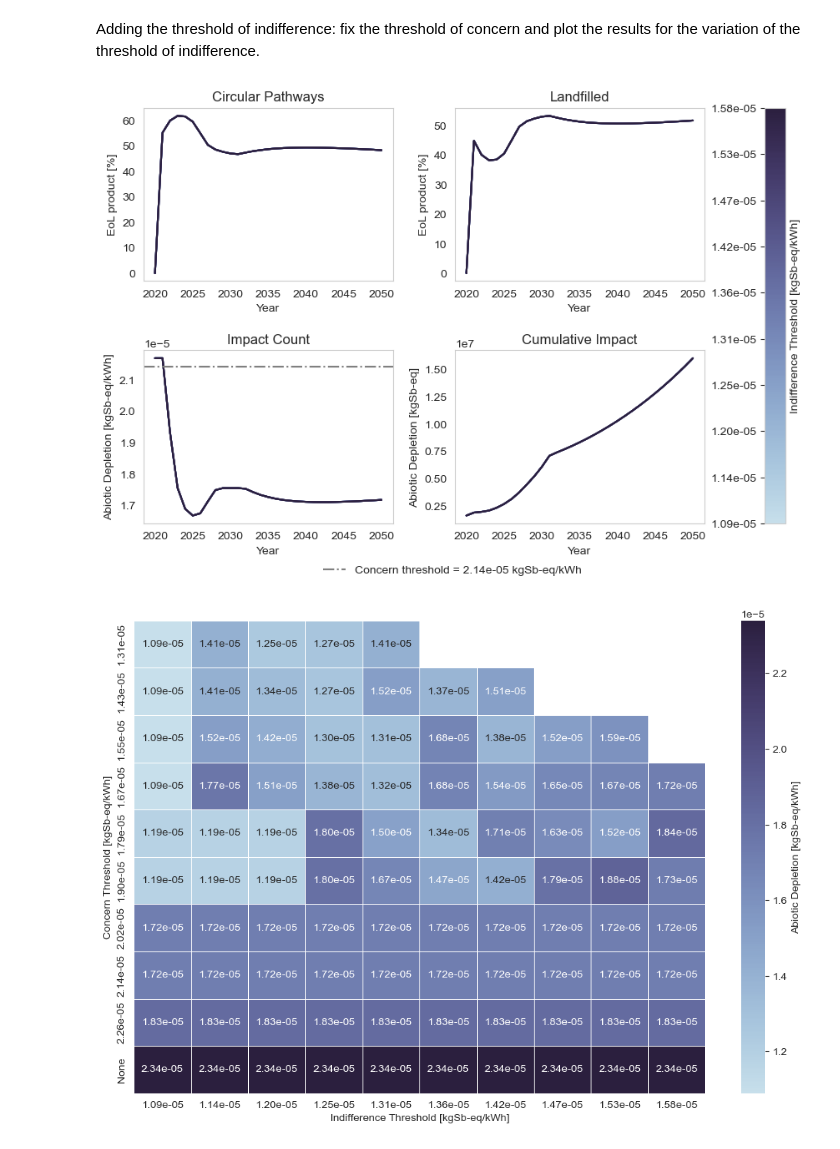
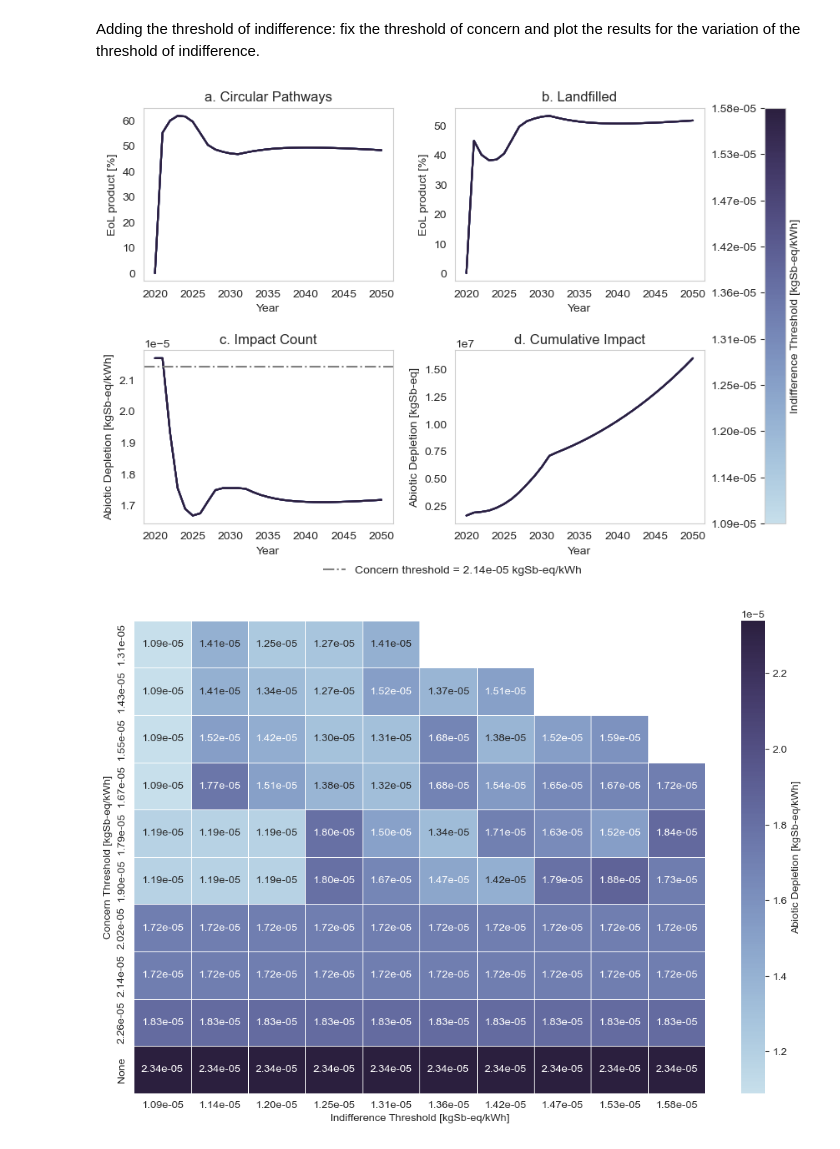
Before and after one commit to rivm-syso/PV-ABM-LCA, a Jupyter notebook: batch_visualize.ipynb, the cells around one changed output. Cells and saved outputs as stored; diff of their text form; code cells hidden in the pictures.

```diff
--- a/batch_visualize.ipynb
+++ b/batch_visualize.ipynb
@@ -13,11 +13,11 @@ if USE:
     unit= "kgSb-eq/kWh"
 else:
     folder = "ClimateChange"
-    impact_score = "Climate Change [kgCO2-eq/kWh]"
-    cumulative_impact = "Climate Change [kgCO2-eq]"
-    threshold_c = "Concern Threshold [kgCO2-eq/kWh]"
-    threshold_i = "Indifference Threshold [kgCO2-eq/kWh]"
-    unit= "kgCO2-eq/kWh"
+    impact_score = "Climate Change [kgCO$_2$-eq/kWh]"
+    cumulative_impact = "Climate Change [kgCO$_2$-eq]"
+    threshold_c = "Concern Threshold [kgCO$_2$-eq/kWh]"
+    threshold_i = "Indifference Threshold [kgCO$_2$-eq/kWh]"
+    unit= "kgCO$_2$-eq/kWh"
 # %% [markdown]
 Load the data for a run combining 10 threshold of concern with 10 thresholds of indifference
 # %%
@@ -179,7 +179,7 @@ from matplotlib.lines import Line2D
 
 # Set the concern threshold
 unique_thresholds1 = np.sort(results_df_agg['threshold_concern'].unique())
-concern_threshold = unique_thresholds1[7]  ############################## Change the index to select the concern threshold
+concern_threshold = unique_thresholds1[7]  ### Change the index to select the concern threshold
 
 # Filter the DataFrame
 filtered_df = results_df_agg[(results_df_agg["seed"] == 1) & (results_df_agg["threshold_concern"] == concern_threshold) & (results_df_agg["threshold_indifference"] < 0.9*concern_threshold)]
@@ -194,10 +194,10 @@ fig, axs = plt.subplots(2, 2, figsize=(9, 6))
 
 # Plot configurations
 plot_configs = [
-    {"y": "EoL - circular pathways", "ylabel": "EoL product [%]", "title": "Circular Pathways", "ax": axs[0, 0]},
-    {"y": "EoL - landfilled", "ylabel": "EoL product [%]", "title": "Landfilled", "ax": axs[0, 1]},
-    {"y": "Cumulative impact", "ylabel": cumulative_impact, "xlabel": "Year", "title": "Cumulative Impact", "ax": axs[1, 1]},
-    {"y": "Impact count", "ylabel": impact_score, "xlabel": "Year", "title": "Impact Count", "ax": axs[1, 0]},
+    {"y": "EoL - circular pathways", "ylabel": "EoL product [%]", "title": "a. Circular Pathways", "ax": axs[0, 0]},
+    {"y": "EoL - landfilled", "ylabel": "EoL product [%]", "title": "b. Landfilled", "ax": axs[0, 1]},
+    {"y": "Cumulative impact", "ylabel": cumulative_impact, "xlabel": "Year", "title": "d. Cumulative Impact", "ax": axs[1, 1]},
+    {"y": "Impact count", "ylabel": impact_score, "xlabel": "Year", "title": "c. Impact Count", "ax": axs[1, 0]},
 ]
 
 # Create line plots
@@ -220,34 +220,34 @@ for ax in axs.flat:
     ax.grid(False)
 
 # Add an horizontal for the concern threshold in the lower right subplot
 axs[1, 0].axhline(y=concern_threshold, color='grey', linestyle='-.', linewidth=1.5)
 
 # Add space between the 2 rows of subplots
 plt.subplots_adjust(top=0.95, bottom=0.12, right=0.999, left=0.1, hspace=0.4, wspace=0.25)
 
 # Create a single color bar for all subplots
 unique_thresholds = np.sort(filtered_df['threshold_indifference'].unique())
 norm = plt.Normalize(unique_thresholds.min(), unique_thresholds.max())
 sm = plt.cm.ScalarMappable(cmap=color_palette, norm=norm)
 sm.set_array([])
 
 # Add the color bar to the figure
 cbar = fig.colorbar(sm, ax=axs, orientation='vertical', fraction=0.08, pad=0.09)
 cbar.set_label(threshold_i)
 
 # Set the ticks to the unique values of 'threshold_concern'
 cbar.set_ticks(unique_thresholds)
 cbar.ax.yaxis.tick_left()
 cbar.set_ticklabels([f'{val:.2e}' for val in unique_thresholds])
 
 # Add grey line for linear coupling
 custom_lines_1 = [Line2D([0], [0], color='grey', linestyle='-.', lw=1.5, label=f'Concern threshold = {concern_threshold:.2e} {unit}')]
 fig.legend(handles=custom_lines_1, loc='lower center', fontsize=10, frameon=False)
 
 # save the plot high quality
 plt.savefig(f"results/{folder}/lineplotindifference/{concern_threshold}.png", dpi=300)
 # %% [output]
-[figure, old version]
+[figure, new version]
 # %%
 import numpy as np
 import pandas as pd
```
Also changed, not shown: parts of 7 cells of this notebook.
